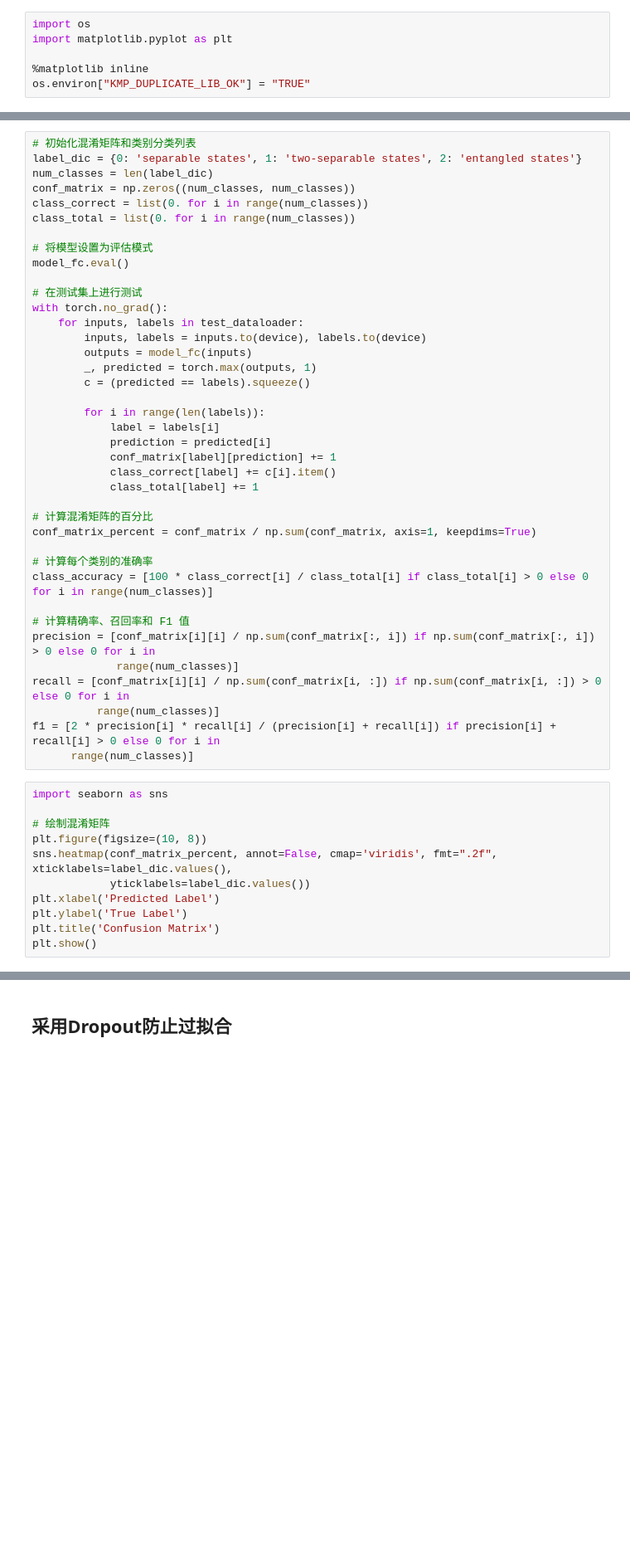
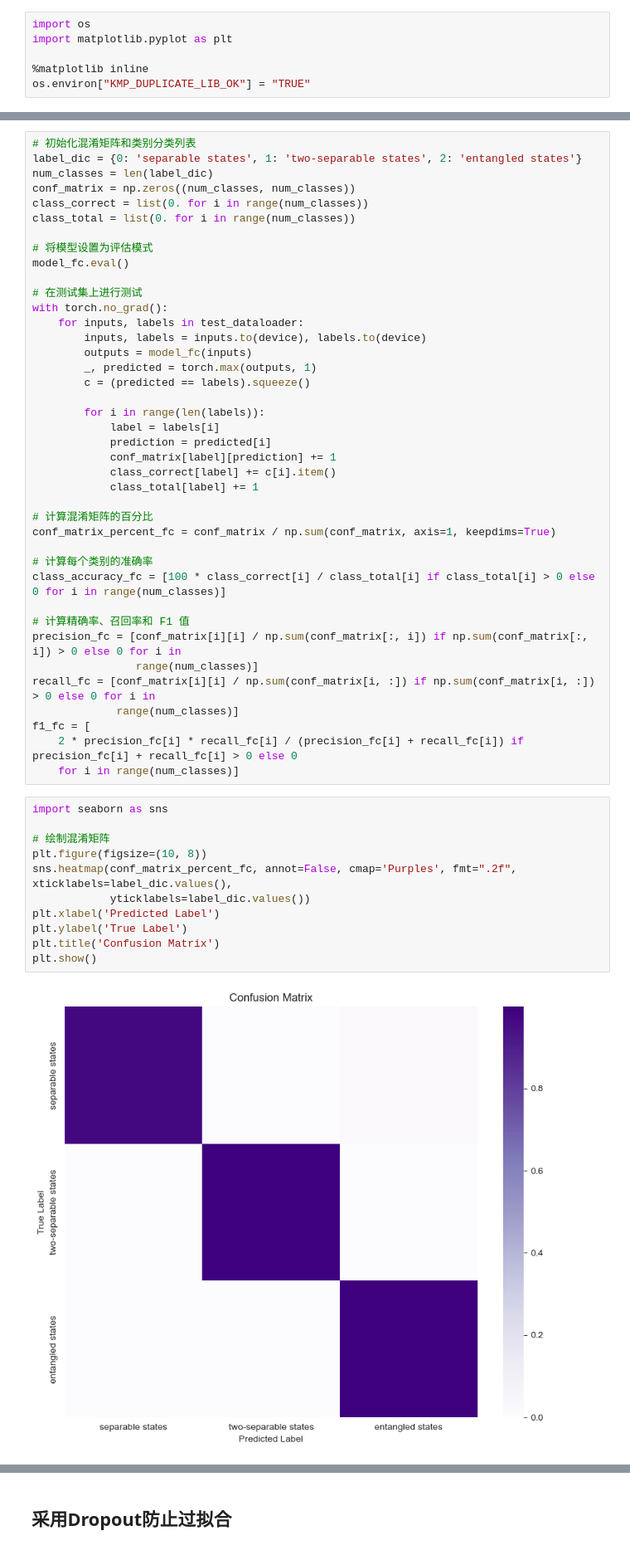
Before and after one commit to ehxu/MCNN-QCC, a Jupyter notebook: MCNN-QCC.ipynb, the cells around one changed output, grey strips where cells are left out. Shown at 83% size. Saved outputs shown, nothing was run; the diff lists cells and outputs as text; blank space fills up the shorter version.

```diff
--- a/MCNN-QCC.ipynb
+++ b/MCNN-QCC.ipynb
@@ -304,28 +339,31 @@ with torch.no_grad():
             class_total[label] += 1
 
 # 计算混淆矩阵的百分比
-conf_matrix_percent = conf_matrix / np.sum(conf_matrix, axis=1, keepdims=True)
+conf_matrix_percent_fc = conf_matrix / np.sum(conf_matrix, axis=1, keepdims=True)
 
 # 计算每个类别的准确率
-class_accuracy = [100 * class_correct[i] / class_total[i] if class_total[i] > 0 else 0 for i in range(num_classes)]
+class_accuracy_fc = [100 * class_correct[i] / class_total[i] if class_total[i] > 0 else 0 for i in range(num_classes)]
 
 # 计算精确率、召回率和 F1 值
-precision = [conf_matrix[i][i] / np.sum(conf_matrix[:, i]) if np.sum(conf_matrix[:, i]) > 0 else 0 for i in
+precision_fc = [conf_matrix[i][i] / np.sum(conf_matrix[:, i]) if np.sum(conf_matrix[:, i]) > 0 else 0 for i in
+                range(num_classes)]
+recall_fc = [conf_matrix[i][i] / np.sum(conf_matrix[i, :]) if np.sum(conf_matrix[i, :]) > 0 else 0 for i in
              range(num_classes)]
-recall = [conf_matrix[i][i] / np.sum(conf_matrix[i, :]) if np.sum(conf_matrix[i, :]) > 0 else 0 for i in
-          range(num_classes)]
-f1 = [2 * precision[i] * recall[i] / (precision[i] + recall[i]) if precision[i] + recall[i] > 0 else 0 for i in
-      range(num_classes)]
+f1_fc = [
+    2 * precision_fc[i] * recall_fc[i] / (precision_fc[i] + recall_fc[i]) if precision_fc[i] + recall_fc[i] > 0 else 0
+    for i in range(num_classes)]
 # %%
 import seaborn as sns
 
 # 绘制混淆矩阵
 plt.figure(figsize=(10, 8))
-sns.heatmap(conf_matrix_percent, annot=False, cmap='viridis', fmt=".2f", xticklabels=label_dic.values(),
+sns.heatmap(conf_matrix_percent_fc, annot=False, cmap='Purples', fmt=".2f", xticklabels=label_dic.values(),
             yticklabels=label_dic.values())
 plt.xlabel('Predicted Label')
 plt.ylabel('True Label')
 plt.title('Confusion Matrix')
 plt.show()
+# %% [output]
+[figure, added]
 # %%
 plt.figure(figsize=(8, 6))
```
Also changed, not shown: parts of 25 cells of this notebook.
